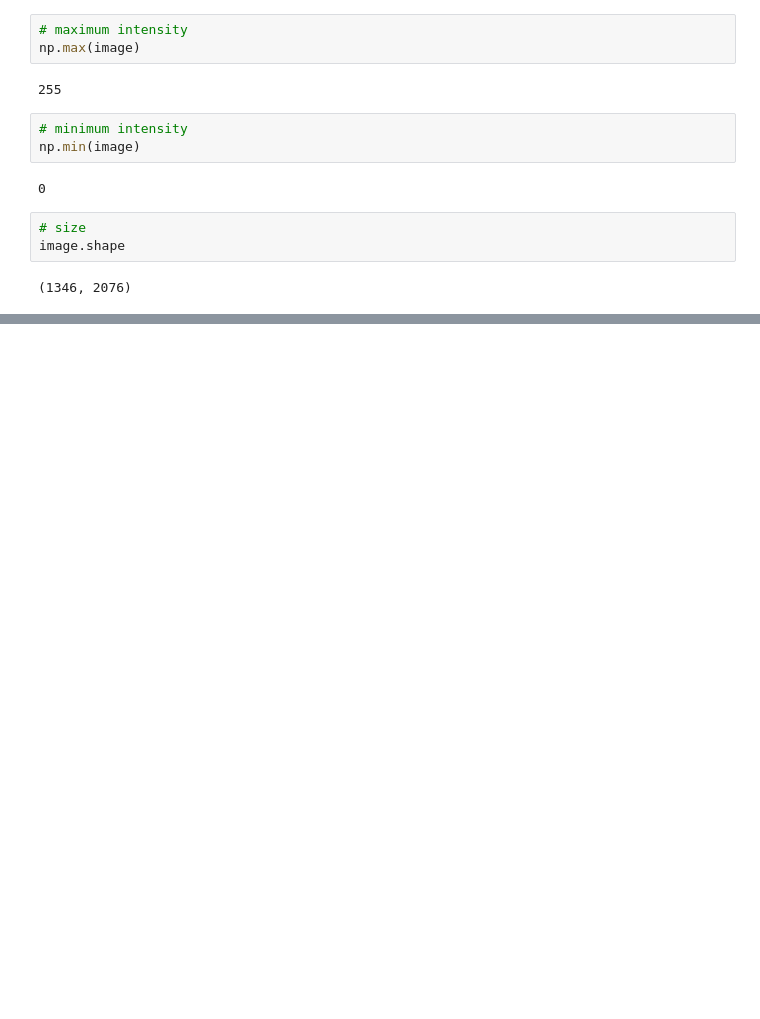
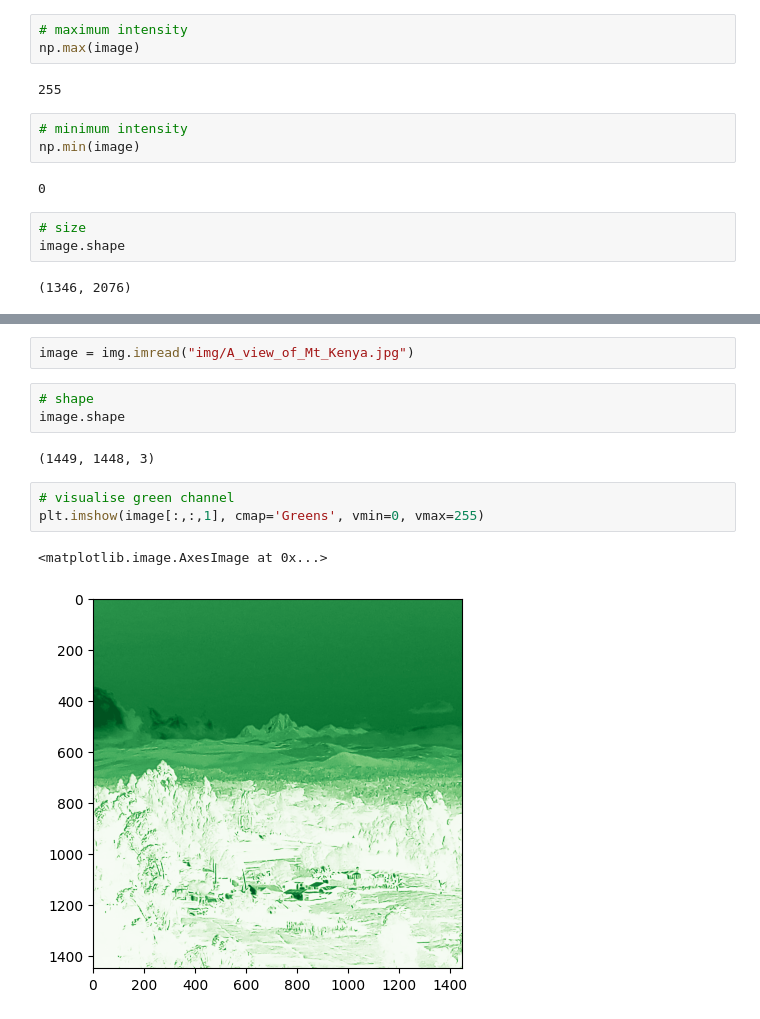
Before and after one commit to ciiram/image-processing, a Jupyter notebook: Introduction.ipynb, the cells around one changed output, grey strips where cells are left out. Saved outputs shown, nothing was run; the diff lists cells and outputs as text; blank space fills up the shorter version.

```diff
--- a/Introduction.ipynb
+++ b/Introduction.ipynb
@@ -58,0 +75,13 @@ image.shape
+# %%
+image = img.imread("img/A_view_of_Mt_Kenya.jpg")
+# %%
+# shape
+image.shape
+# %% [output]
+(1449, 1448, 3)
+# %%
+# visualise green channel
+plt.imshow(image[:,:,1], cmap='Greens', vmin=0, vmax=255)
+# %% [output]
+<matplotlib.image.AxesImage at 0x...>
+[figure, added]
```
Also changed, not shown: parts of 3 cells of this notebook, 1 other file.
